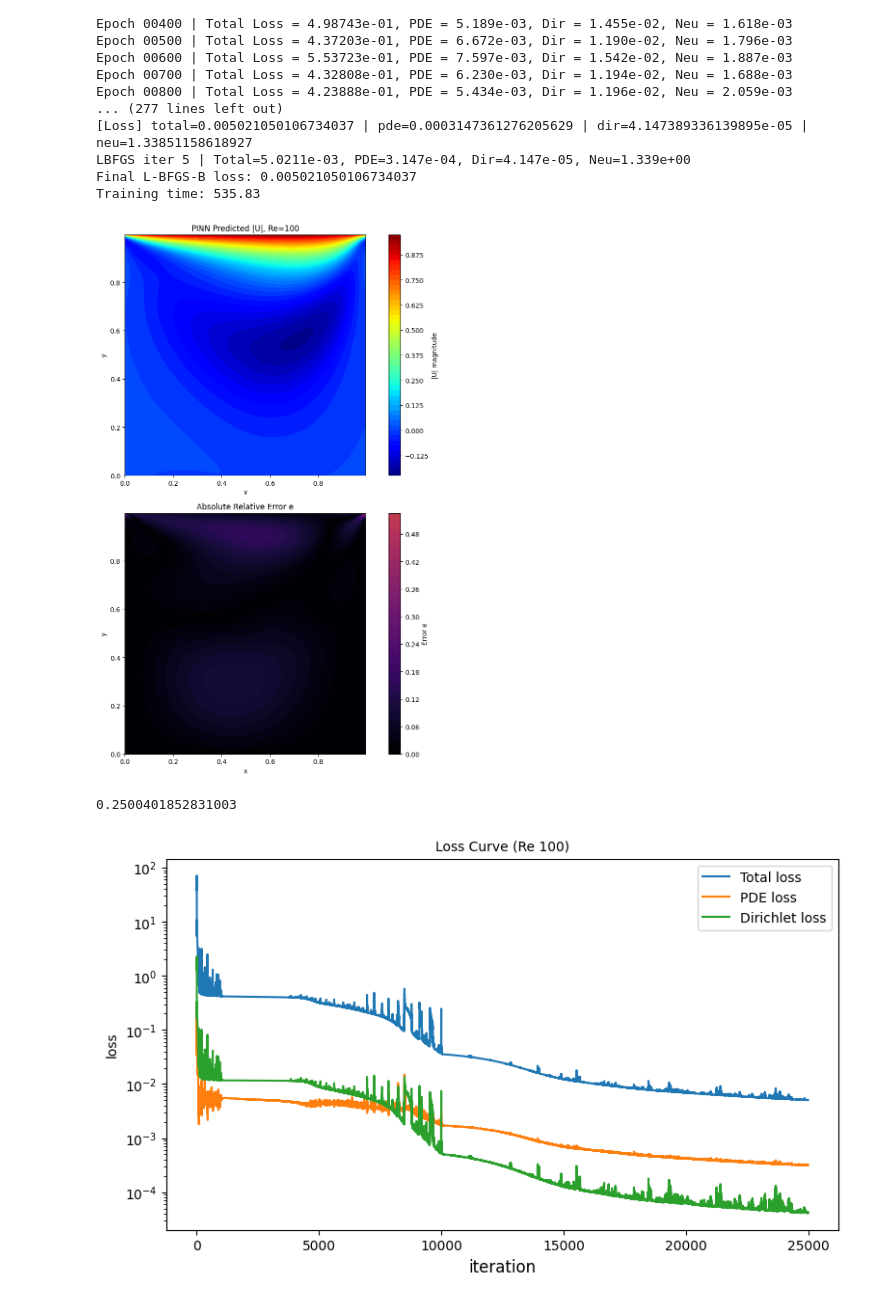
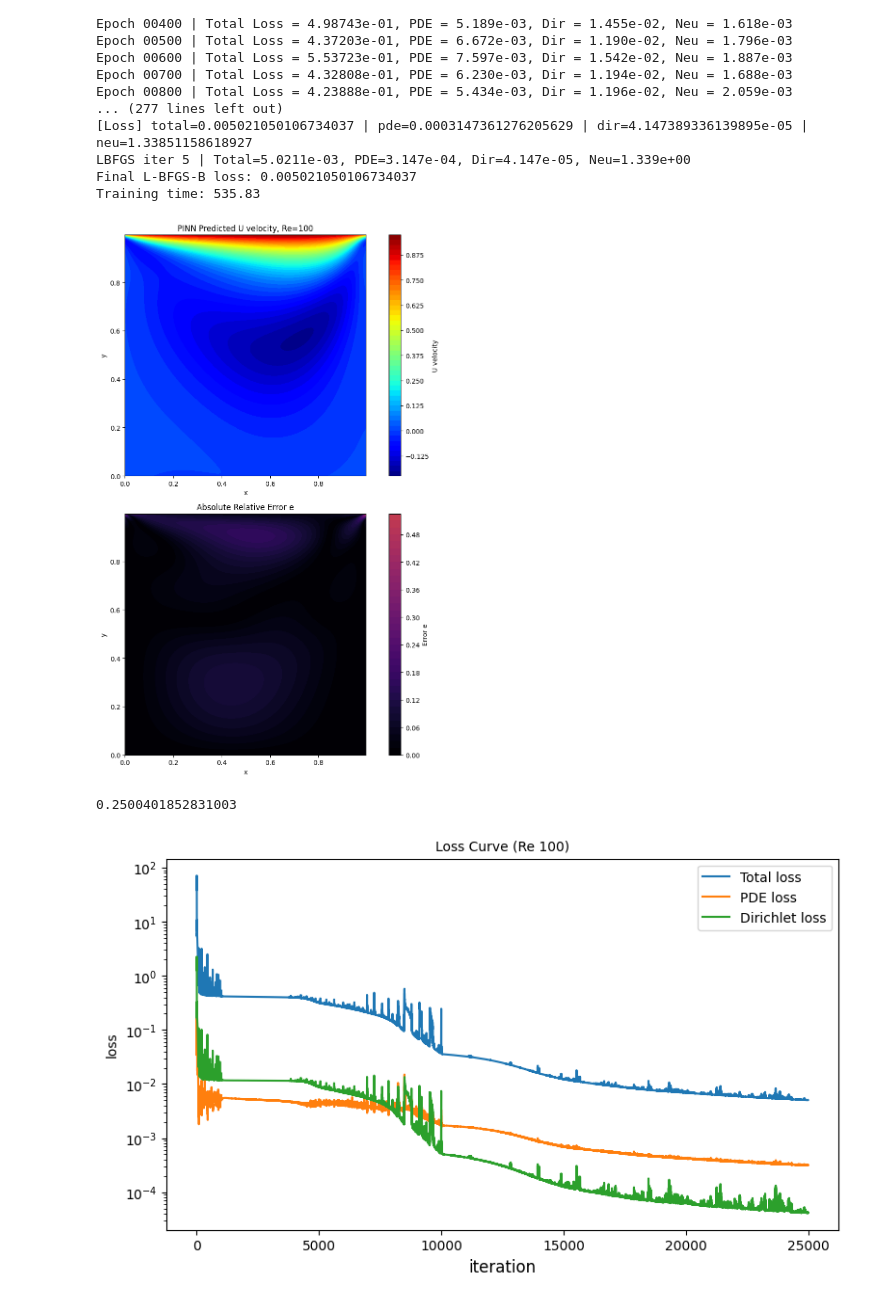
Before and after one commit to ciaattt/PINN_FDV, a Jupyter notebook: Baseline Re 100 1 Dirichlet.ipynb, the cells around one changed output. Saved outputs shown, nothing was run; the diff lists cells and outputs as text; code cells hidden in the pictures.

```diff
--- a/Baseline Re 100 1 Dirichlet.ipynb
+++ b/Baseline Re 100 1 Dirichlet.ipynb
@@ -621,36 +621,36 @@ e_local = np.abs(U_grid - Umag_true)
 e_grid = e_local.reshape(X.shape)
 
 fig, ax = plt.subplots(2, 1, figsize=(10, 12))
 
 c1 = ax[0].contourf(X, Y, U_grid, levels=50, cmap="jet")
-fig.colorbar(c1, ax=ax[0], label="|U| magnitude")
+fig.colorbar(c1, ax=ax[0], label="U velocity")
 ax[0].set_xlabel("x")
 ax[0].set_ylabel("y")
-ax[0].set_title(f"PINN Predicted |U|, Re=100")
+ax[0].set_title(f"PINN Predicted U velocity, Re=100")
 ax[0].set_aspect("equal")
 
 c2 = ax[1].contourf(
     X, Y, e_grid,
     levels=50,
     cmap="inferno",
     vmin=0,
     vmax=1
 )
 
 fig.colorbar(c2, ax=ax[1], label="Error e")
 
 ax[1].set_xlabel("x")
 ax[1].set_ylabel("y")
 ax[1].set_title("Absolute Relative Error e")
 ax[1].set_aspect("equal")
 
 plt.tight_layout()
 plt.show()
 
 e_norm = np.sqrt(np.sum((Umag_true - U_grid)**2))/np.sqrt(np.sum(Umag_true**2))
 print(e_norm)
 # %% [output]
-[figure, old version]
+[figure, new version]
 0.2500401852831003
 # %%
 fig, ax = plt.subplots(figsize=(9,5))
```
